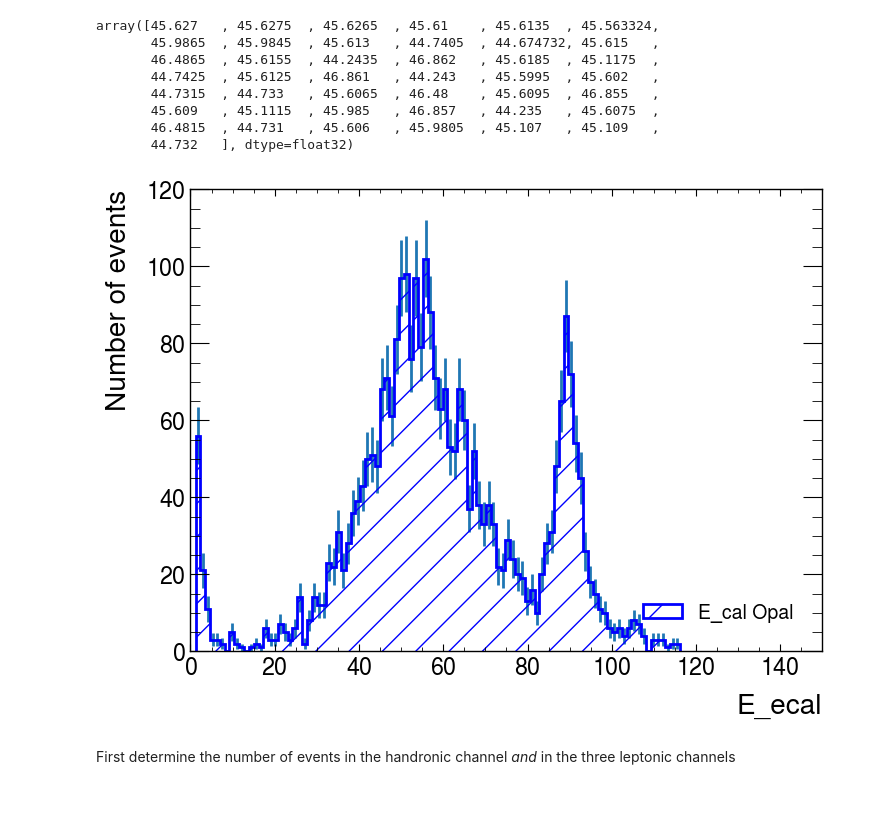
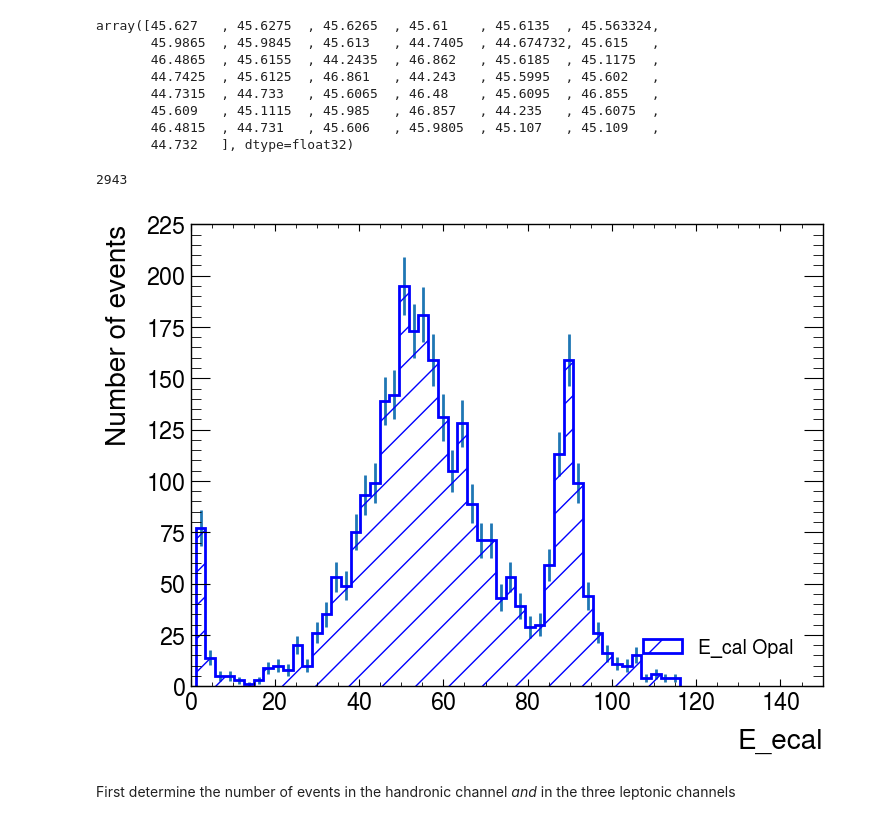
Before and after one commit to josepretel/z0-precisionmeasurement, a Jupyter notebook: Opal_Data_ana.ipynb, the cells around one changed output. Drawn from its saved outputs; the diff is of its cells as text; code cells hidden in the pictures.

```diff
--- a/Opal_Data_ana.ipynb
+++ b/Opal_Data_ana.ipynb
@@ -53,7 +53,7 @@ E_lep_Opal = ak.to_numpy(branches_Opal[var_E_lep])
 
 print(f"Opal {E_lep_Opal} min: {E_lep_Opal.min()}, max: {E_lep_Opal.max()}")
 
-data_Opal = pd.DataFrame({'ID': np.chararray(len(nchar_Opal)),'Ncharged': nchar_Opal, 'Pcharged': pchar_Opal, 'E_ecal': E_ecal_Opal, 'E_hcal': E_hcal_Opal, 'E_lep':E_lep_Opal, 'cos_thet': cos_thet_Opal})
+data_Opal = pd.DataFrame({'COM_energy':np.zeros(len(nchar_Opal)), 'ID': np.chararray(len(nchar_Opal)),'Ncharged': nchar_Opal, 'Pcharged': pchar_Opal, 'E_ecal': E_ecal_Opal, 'E_hcal': E_hcal_Opal, 'E_lep':E_lep_Opal, 'cos_thet': cos_thet_Opal})
 # %% [output]
 Opal ['run', 'event', 'Ncharged', 'Pcharged', 'E_ecal', 'E_hcal', 'E_lep', 'cos_thru', 'cos_thet']
 Opal [45.627 45.627 45.627 ... 44.732 44.732 44.732] min: 44.23500061035156, max: 46.86199951171875
@@ -93,32 +100,36 @@ array([45.627   , 45.6275  , 45.6265  , 45.61    , 45.6135  , 45.563324,
        45.609   , 45.1115  , 45.985   , 46.857   , 44.235   , 45.6075  ,
        46.4815  , 44.731   , 45.606   , 45.9805  , 45.107   , 45.109   ,
        44.732   ], dtype=float32)
+# %%
+len(data_Opal.loc[data_Opal['E_lep'] == 44.732]['E_ecal'])
+# %% [output]
+2943
 # %%
 plt.style.use(mplhep.style.ATLAS) # You can load ATLAS/CMS/ALICE plot style
 ratio = [1,4] # ratio of the two subplots
 
 #Opal
 
-bin_content_Opal, bin_edges_Opal, _ = plt.hist(data_Opal.loc[data_Opal['E_lep'] == 44.732]['E_ecal'],bins=100, histtype='step',  linewidth=2, edgecolor='b', hatch='/', label='E_cal Opal')
+bin_content_Opal, bin_edges_Opal, _ = plt.hist(data_Opal.loc[data_Opal['E_lep'] == 44.732]['E_ecal'],bins=50, histtype='step',  linewidth=2, edgecolor='b', hatch='/', label='E_cal Opal')
 mid_Opal = 0.5*(bin_edges_Opal[1:] + bin_edges_Opal[:-1]) #Calculate midpoint of the bars
 
 error_sizes = np.sqrt(bin_content_Opal)
 
 plt.errorbar(mid_Opal, bin_content_Opal, yerr=error_sizes, fmt='none')
 
 
 #plt.ylim(0, 0.7*10**4)  # most of the data
 
 
 
 ### Show the plot on screen
 plt.xlim(0,150)
 plt.legend(loc = 4)
 plt.xlabel('E_ecal')
 plt.ylabel('Number of events')
 plt.show()
 # %% [output]
-[figure, old version]
+[figure, new version]
 # %% [markdown]
 First determine the number of events in the handronic channel *and* in the three leptonic channels
 # %%
```
Also changed, not shown: parts of 4 cells of this notebook.
